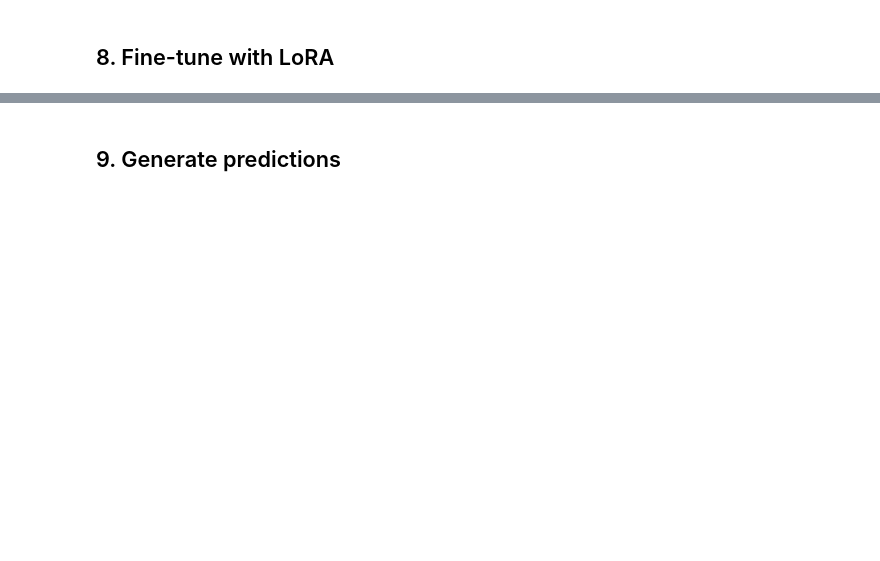
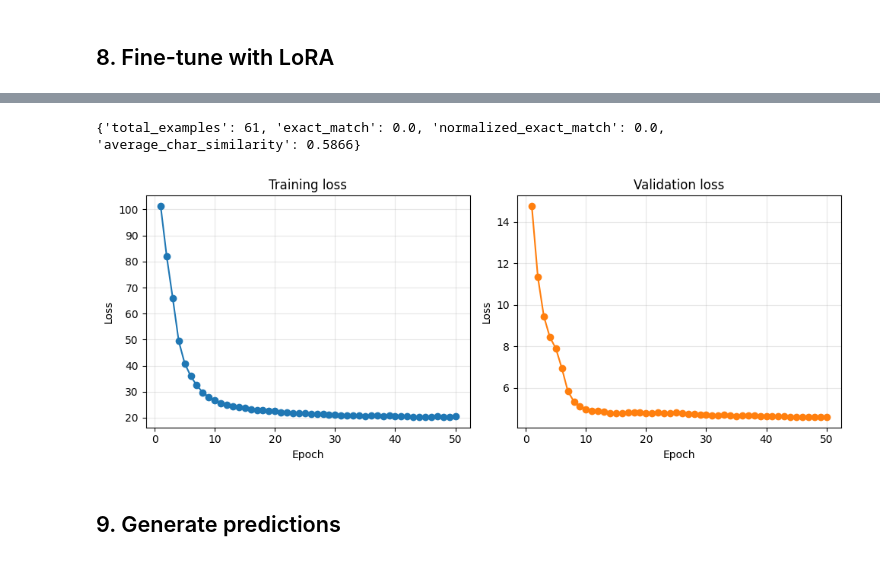
Before and after one commit to kiparisas12689/Deep-Learning-Task-2, a Jupyter notebook: main_workflow_cpu.ipynb, the cells around one changed output, grey strips where cells are left out. Cells and saved outputs as stored; diff of their text form; code cells hidden in the pictures; blank space fills up the shorter version.

```diff
--- a/main_workflow_cpu.ipynb
+++ b/main_workflow_cpu.ipynb
@@ -249,11 +448,21 @@ Max test samples: None
 # %% [markdown]
 ## 6. Prepare training subsets
 # %%
+random.seed(AUGMENT_SEED)
+
 working_train_rows = train_rows[:MAX_TRAIN_SAMPLES] if MAX_TRAIN_SAMPLES is not None else train_rows
 working_test_rows = test_rows[:MAX_TEST_SAMPLES] if MAX_TEST_SAMPLES is not None else test_rows
 
+augmented_train_rows = []
+for row in working_train_rows:
+    new_row = dict(row)
+    if random.random() < AUGMENT_PROB:
+        new_row['informal_text'] = augment_text(new_row['informal_text'], max_ops=AUGMENT_MAX_OPS)
+    augmented_train_rows.append(new_row)
+
 print('Working train rows:', len(working_train_rows))
 print('Working test rows:', len(working_test_rows))
+print('Augmented train rows:', len(augmented_train_rows))
 # %% [output]
 Working train rows: 242
 Working test rows: 61
@@ -368,3 +636,57 @@ Starting epoch 1/10
+# %%
+if RUN_POST_TRAIN_EVAL:
+    post_train_predictions = generate_predictions(
+        working_test_rows,
+        model,
+        tokenizer,
+        DEVICE,
+        MAX_INPUT_LENGTH,
+        MAX_TARGET_LENGTH,
+        generation_config,
+    )
+    post_train_report = evaluate_predictions(working_test_rows, post_train_predictions)
+    print({k: v for k, v in post_train_report.items() if k != 'details'})
+else:
+    print('Post-training evaluation skipped.')
+# %% [output]
+{'total_examples': 61, 'exact_match': 0.0, 'normalized_exact_match': 0.0, 'average_char_similarity': 0.5866}
+# %%
+history = trainer.state.log_history
+epoch_logs = [entry for entry in history if 'epoch' in entry]
+train_epochs = [entry['epoch'] for entry in epoch_logs if 'loss' in entry]
+train_loss = [entry['loss'] for entry in epoch_logs if 'loss' in entry]
+eval_epochs = [entry['epoch'] for entry in epoch_logs if 'eval_loss' in entry]
+eval_loss = [entry['eval_loss'] for entry in epoch_logs if 'eval_loss' in entry]
+
+if not train_epochs and not eval_epochs:
+    print('No training logs available for plotting.')
+else:
+    fig, axes = plt.subplots(1, 2, figsize=(10, 4))
+
+    if train_epochs:
+        axes[0].plot(train_epochs, train_loss, marker='o')
+        axes[0].set_title('Training loss')
+        axes[0].set_xlabel('Epoch')
+        axes[0].set_ylabel('Loss')
+        axes[0].grid(True, alpha=0.3)
+    else:
+        axes[0].axis('off')
+        axes[0].text(0.5, 0.5, 'No training loss logs', ha='center', va='center')
+
+    if eval_epochs:
+        axes[1].plot(eval_epochs, eval_loss, marker='o', color='tab:orange')
+        axes[1].set_title('Validation loss')
+        axes[1].set_xlabel('Epoch')
+        axes[1].set_ylabel('Loss')
+        axes[1].grid(True, alpha=0.3)
+    else:
+        axes[1].axis('off')
+        axes[1].text(0.5, 0.5, 'No eval loss logs', ha='center', va='center')
+
+    plt.tight_layout()
+    plt.show()
+# %% [output]
+[figure, added]
 # %% [markdown]
 ## 9. Generate predictions
 # %%
```
Also changed, not shown: parts of 20 cells of this notebook.
